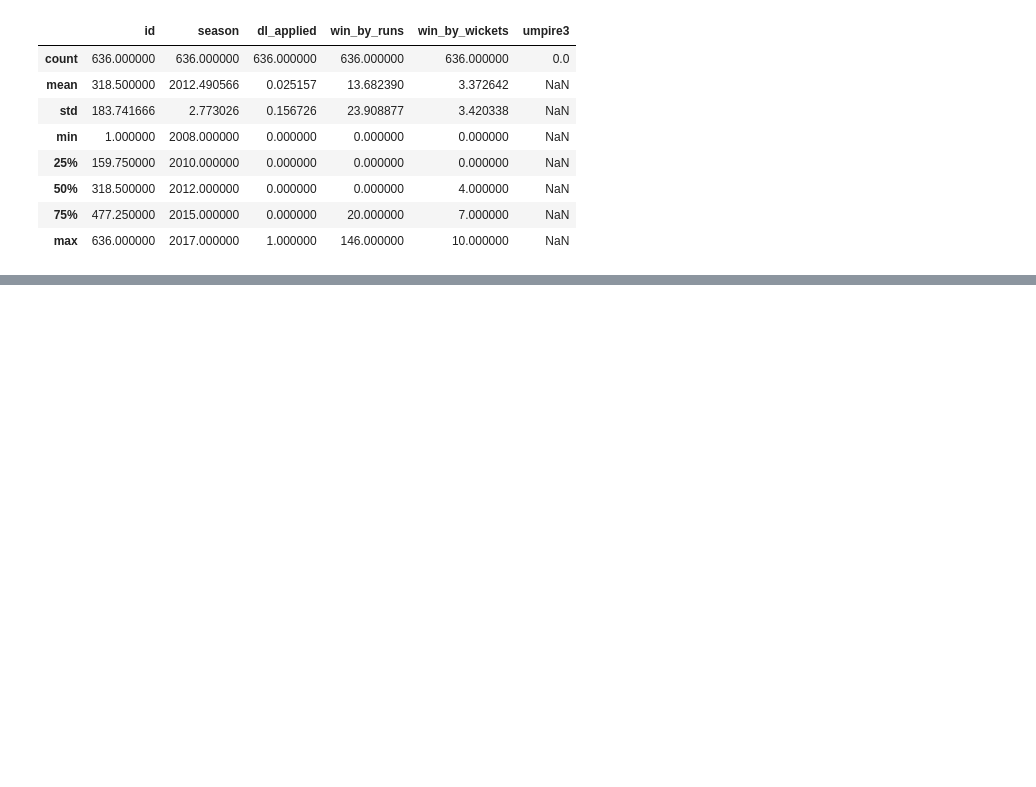
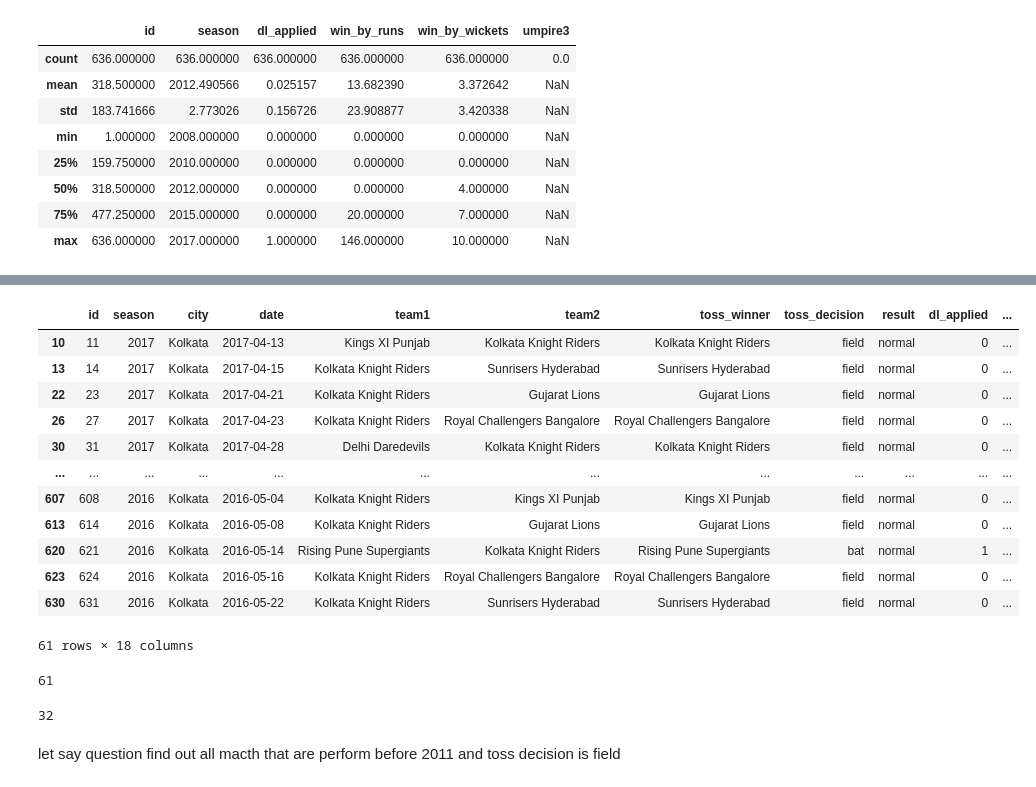
Before and after one commit to Hitesh-Ojha/learning, a Jupyter notebook: data science/pandas.ipynb, the cells around one changed output, grey strips where cells are left out. Cells and saved outputs as stored; diff of their text form; code cells hidden in the pictures; blank space fills up the shorter version.

```diff
--- a/data science/pandas.ipynb
+++ b/data science/pandas.ipynb
@@ -93,0 +202,2 @@ here mean(win_by_runs) gives data about on avgrage win_by_run is 13.68 , std is
+# %%
+mask = data['city']=='Kolkata'
@@ -93,0 +219,16 @@ here mean(win_by_runs) gives data about on avgrage win_by_run is 13.68 , std is
+# %%
+data[mask]
+# %% [output]
+|  | id | season | city | date | team1 | team2 | toss_winner | toss_decision | result | dl_applied | ... |
+| 10 | 11 | 2017 | Kolkata | 2017-04-13 | Kings XI Punjab | Kolkata Knight Riders | Kolkata Knight Riders | field | normal | 0 | ... |
+| 13 | 14 | 2017 | Kolkata | 2017-04-15 | Kolkata Knight Riders | Sunrisers Hyderabad | Sunrisers Hyderabad | field | normal | 0 | ... |
+| 22 | 23 | 2017 | Kolkata | 2017-04-21 | Kolkata Knight Riders | Gujarat Lions | Gujarat Lions | field | normal | 0 | ... |
+| 26 | 27 | 2017 | Kolkata | 2017-04-23 | Kolkata Knight Riders | Royal Challengers Bangalore | Royal Challengers Bangalore | field | normal | 0 | ... |
+| 30 | 31 | 2017 | Kolkata | 2017-04-28 | Delhi Daredevils | Kolkata Knight Riders | Kolkata Knight Riders | field | normal | 0 | ... |
+| ... | ... | ... | ... | ... | ... | ... | ... | ... | ... | ... | ... |
+| 607 | 608 | 2016 | Kolkata | 2016-05-04 | Kolkata Knight Riders | Kings XI Punjab | Kings XI Punjab | field | normal | 0 | ... |
+| 613 | 614 | 2016 | Kolkata | 2016-05-08 | Kolkata Knight Riders | Gujarat Lions | Gujarat Lions | field | normal | 0 | ... |
+| 620 | 621 | 2016 | Kolkata | 2016-05-14 | Rising Pune Supergiants | Kolkata Knight Riders | Rising Pune Supergiants | bat | normal | 1 | ... |
+| 623 | 624 | 2016 | Kolkata | 2016-05-16 | Kolkata Knight Riders | Royal Challengers Bangalore | Royal Challengers Bangalore | field | normal | 0 | ... |
+| 630 | 631 | 2016 | Kolkata | 2016-05-22 | Kolkata Knight Riders | Sunrisers Hyderabad | Sunrisers Hyderabad | field | normal | 0 | ... |
+61 rows × 18 columns
@@ -93,0 +239,10 @@ here mean(win_by_runs) gives data about on avgrage win_by_run is 13.68 , std is
+# %%
+get_city_match_count('Kolkata')
+# %% [output]
+61
+# %%
+get_city_match_count('Pune')
+# %% [output]
+32
+# %% [markdown]
+let say question find out all macth that are perform before 2011 and toss decision is field
```
Also changed, not shown: parts of 26 cells of this notebook.
